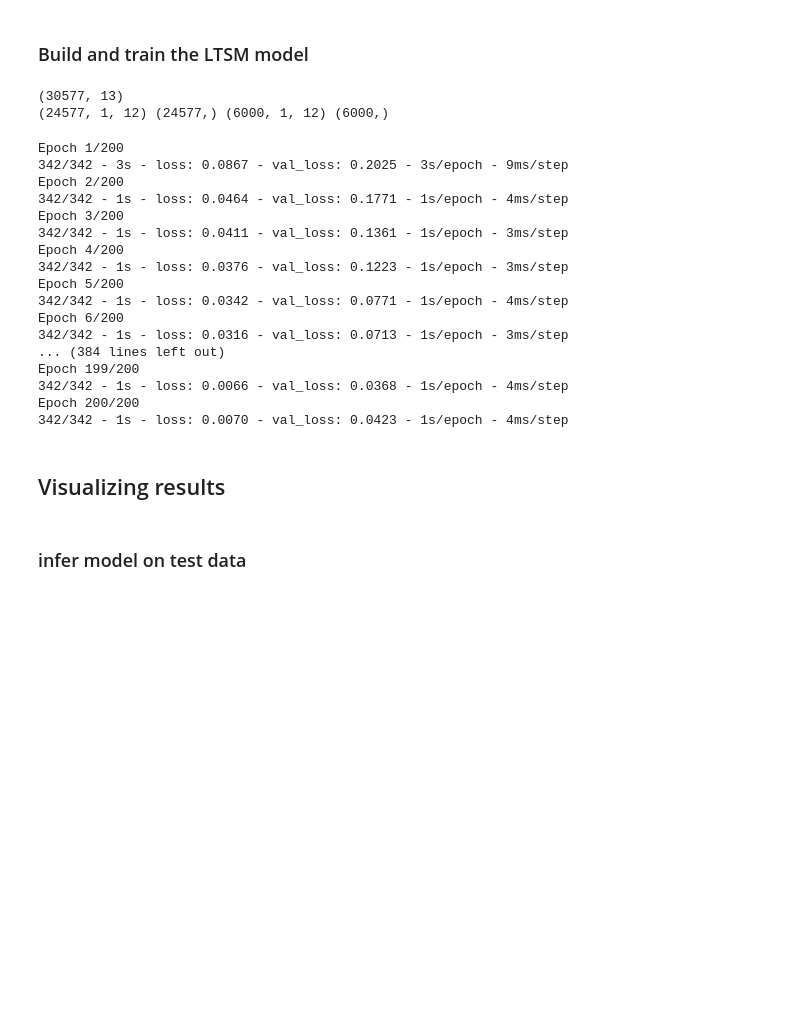
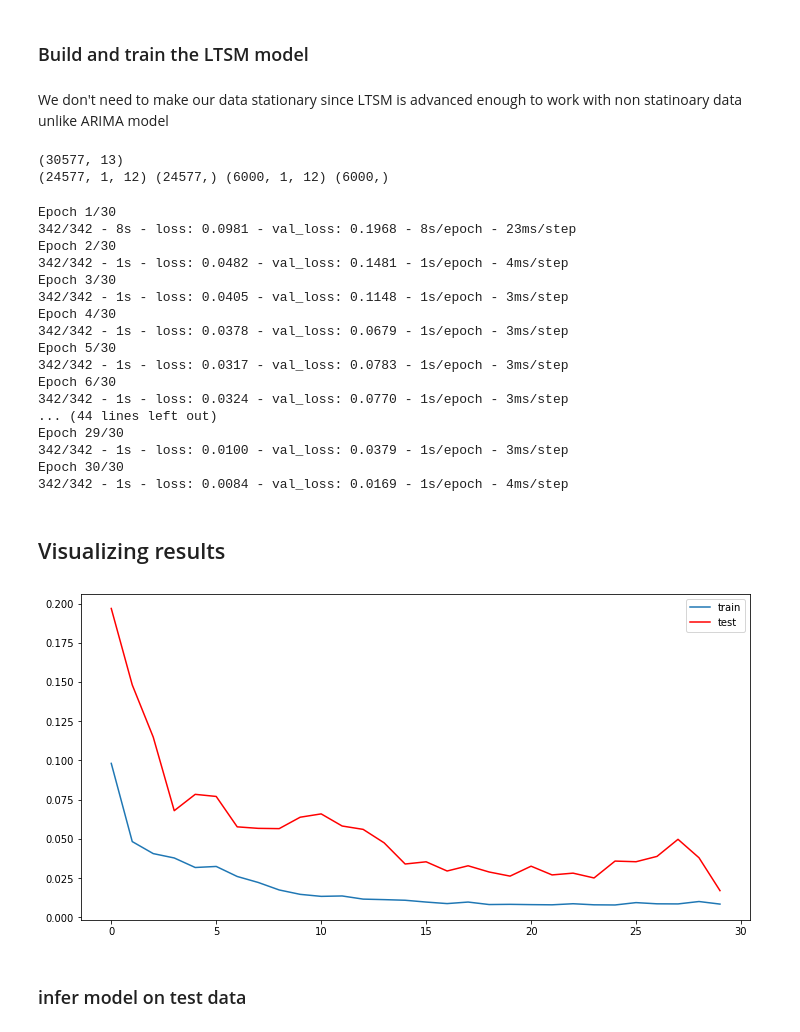
Before and after one commit to azizamari/stock_price_prediction, a Jupyter notebook: Stock_Market_Prediction_using_Numerical_and_Textual_Analysis.ipynb, the cells around one changed output. Saved outputs shown, nothing was run; the diff lists cells and outputs as text; code cells hidden in the pictures; blank space fills up the shorter version.

```diff
--- a/Stock_Market_Prediction_using_Numerical_and_Textual_Analysis.ipynb
+++ b/Stock_Market_Prediction_using_Numerical_and_Textual_Analysis.ipynb
@@ -423,5 +424,7 @@ Index(['var1(t-1)', 'var2(t-1)', 'var3(t-1)', 'var4(t-1)', 'var5(t-1)',
 # %% [markdown]
 ### Build and train the LTSM model
+# %% [markdown]
+We don't need to make our data stationary since LTSM is advanced enough to work with non statinoary data unlike ARIMA model
 # %%
 # split into train and test sets
 values = reframed.values
@@ -441,39 +444,40 @@ print(train_X.shape, train_y.shape, test_X.shape, test_y.shape)
 (24577, 1, 12) (24577,) (6000, 1, 12) (6000,)
 # %%
 import keras
-
 model = keras.models.Sequential([
     keras.layers.LSTM(50, input_shape=(train_X.shape[1], train_X.shape[2])),
     keras.layers.Dense(1)
 ])
 model.compile(loss='mae', optimizer='adam')
-
-history = model.fit(train_X, train_y, epochs=200, batch_size=72, validation_data=(test_X, test_y), verbose=2, shuffle=False)
+history = model.fit(train_X, train_y, epochs=30, batch_size=72, validation_data=(test_X, test_y), verbose=2, shuffle=False)
 # %% [output]
-Epoch 1/200
-342/342 - 3s - loss: 0.0867 - val_loss: 0.2025 - 3s/epoch - 9ms/step
-Epoch 2/200
-342/342 - 1s - loss: 0.0464 - val_loss: 0.1771 - 1s/epoch - 4ms/step
-Epoch 3/200
-342/342 - 1s - loss: 0.0411 - val_loss: 0.1361 - 1s/epoch - 3ms/step
-Epoch 4/200
-342/342 - 1s - loss: 0.0376 - val_loss: 0.1223 - 1s/epoch - 3ms/step
-Epoch 5/200
-342/342 - 1s - loss: 0.0342 - val_loss: 0.0771 - 1s/epoch - 4ms/step
-Epoch 6/200
-342/342 - 1s - loss: 0.0316 - val_loss: 0.0713 - 1s/epoch - 3ms/step
-... (384 lines left out)
-Epoch 199/200
-342/342 - 1s - loss: 0.0066 - val_loss: 0.0368 - 1s/epoch - 4ms/step
-Epoch 200/200
-342/342 - 1s - loss: 0.0070 - val_loss: 0.0423 - 1s/epoch - 4ms/step
+Epoch 1/30
+342/342 - 8s - loss: 0.0981 - val_loss: 0.1968 - 8s/epoch - 23ms/step
+Epoch 2/30
+342/342 - 1s - loss: 0.0482 - val_loss: 0.1481 - 1s/epoch - 4ms/step
+Epoch 3/30
+342/342 - 1s - loss: 0.0405 - val_loss: 0.1148 - 1s/epoch - 3ms/step
+Epoch 4/30
+342/342 - 1s - loss: 0.0378 - val_loss: 0.0679 - 1s/epoch - 3ms/step
+Epoch 5/30
+342/342 - 1s - loss: 0.0317 - val_loss: 0.0783 - 1s/epoch - 3ms/step
+Epoch 6/30
+342/342 - 1s - loss: 0.0324 - val_loss: 0.0770 - 1s/epoch - 3ms/step
+... (44 lines left out)
+Epoch 29/30
+342/342 - 1s - loss: 0.0100 - val_loss: 0.0379 - 1s/epoch - 3ms/step
+Epoch 30/30
+342/342 - 1s - loss: 0.0084 - val_loss: 0.0169 - 1s/epoch - 4ms/step
 # %% [markdown]
 ## Visualizing results
 # %%
+plt.figure(figsize=(12,6))
 plt.plot(history.history['loss'], label='train')
 plt.plot(history.history['val_loss'], label='test', color='red')
 plt.legend()
 plt.show()
+# %% [output]
+[figure, added]
 # %% [markdown]
 ### infer model on test data
 # %%
```
Also changed, not shown: parts of 9 cells of this notebook.
